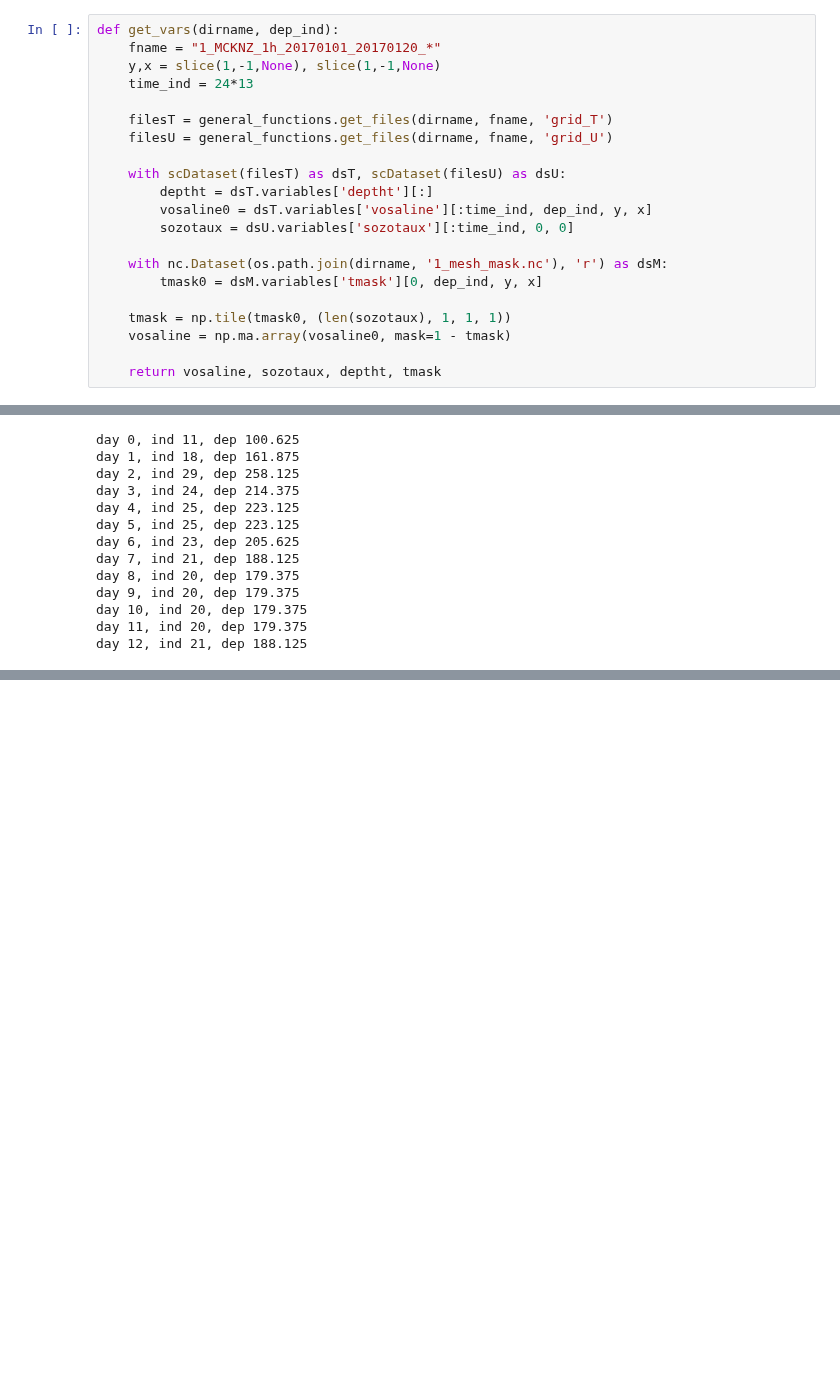
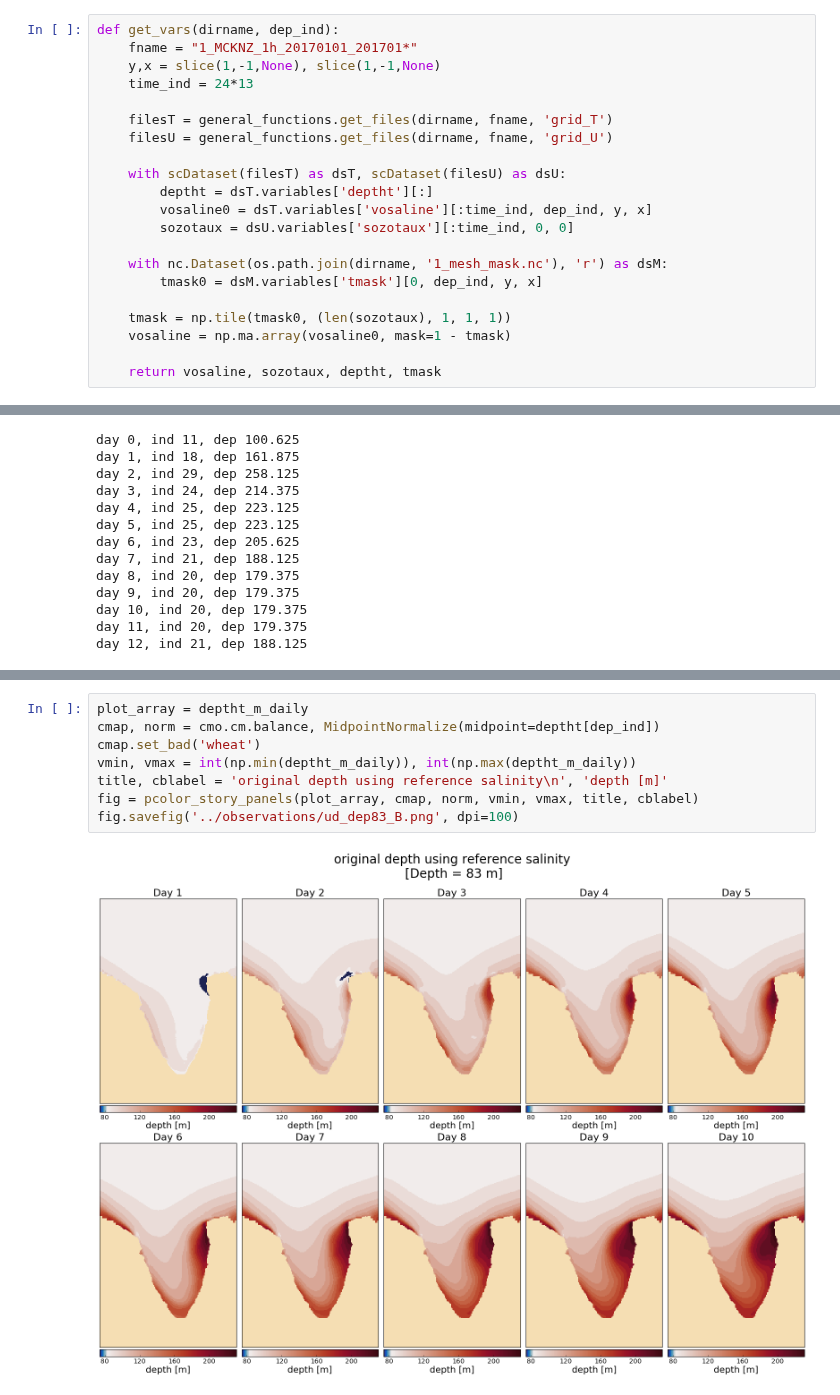
Before and after one commit to UBC-MOAD/analysis_mackenzie_canyon, a Jupyter notebook: notebooks/upwelling_depth/original_depth_real.ipynb, the cells around one changed output, grey strips where cells are left out. Cells and saved outputs as stored; diff of their text form; blank space fills up the shorter version.

```diff
--- a/notebooks/upwelling_depth/original_depth_real.ipynb
+++ b/notebooks/upwelling_depth/original_depth_real.ipynb
@@ -47,7 +47,7 @@ class MidpointNormalize(colors.Normalize):
         return result
 # %%
 def get_vars(dirname, dep_ind):
-    fname = "1_MCKNZ_1h_20170101_20170120_*"
+    fname = "1_MCKNZ_1h_20170101_201701*"
     y,x = slice(1,-1,None), slice(1,-1,None)
     time_ind = 24*13
 
@@ -270,0 +330,10 @@ day 12, ind 21, dep 188.125
+# %%
+plot_array = deptht_m_daily
+cmap, norm = cmo.cm.balance, MidpointNormalize(midpoint=deptht[dep_ind])
+cmap.set_bad('wheat')
+vmin, vmax = int(np.min(deptht_m_daily)), int(np.max(deptht_m_daily))
+title, cblabel = 'original depth using reference salinity\n', 'depth [m]'
+fig = pcolor_story_panels(plot_array, cmap, norm, vmin, vmax, title, cblabel)
+fig.savefig('../observations/ud_dep83_B.png', dpi=100)
+# %% [output]
+[figure, added]
```
Also changed, not shown: parts of 7 cells of this notebook.
